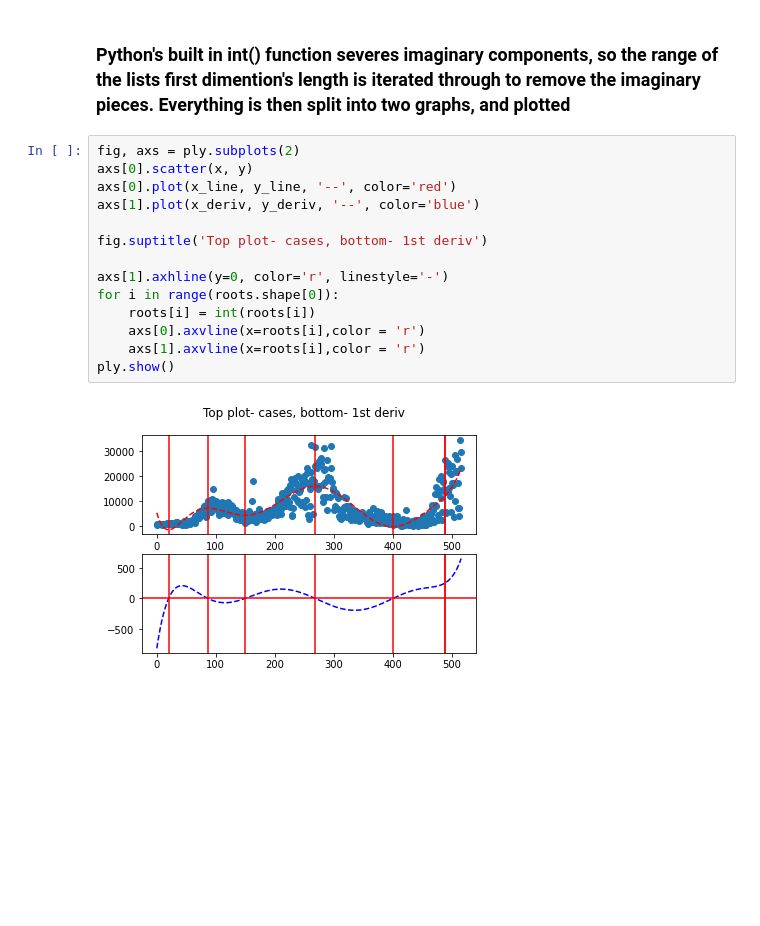
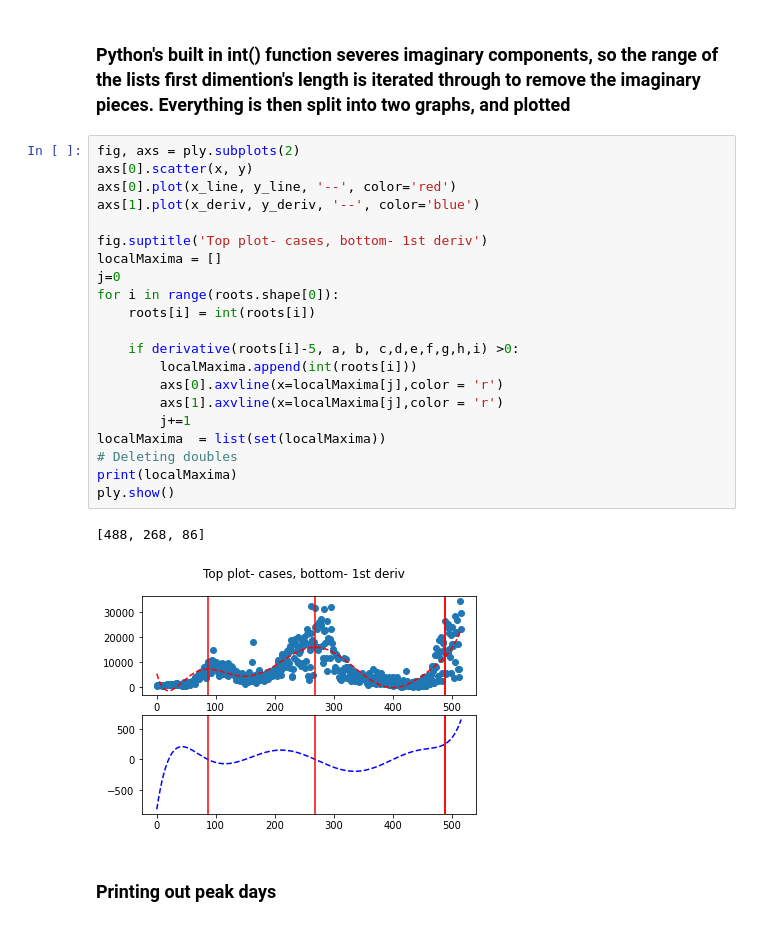
Before and after one commit to Azal-Amer/DataScienceTutorial, a Jupyter notebook: PandasCovidStateTracking/main.ipynb, the cells around one changed output. Saved outputs shown, nothing was run; the diff lists cells and outputs as text; blank space fills up the shorter version.

Commit message:
Identified peak covid days in different waves

```diff
--- a/PandasCovidStateTracking/main.ipynb
+++ b/PandasCovidStateTracking/main.ipynb
@@ -127,16 +124,26 @@ roots = zeroes.r
 # %%
 fig, axs = ply.subplots(2)
 axs[0].scatter(x, y)
 axs[0].plot(x_line, y_line, '--', color='red')
 axs[1].plot(x_deriv, y_deriv, '--', color='blue')
 
 fig.suptitle('Top plot- cases, bottom- 1st deriv')
-
-axs[1].axhline(y=0, color='r', linestyle='-')
+localMaxima = []
+j=0
 for i in range(roots.shape[0]):
     roots[i] = int(roots[i])
-    axs[0].axvline(x=roots[i],color = 'r')
-    axs[1].axvline(x=roots[i],color = 'r')
+
+    if derivative(roots[i]-5, a, b, c,d,e,f,g,h,i) >0:
+        localMaxima.append(int(roots[i]))
+        axs[0].axvline(x=localMaxima[j],color = 'r')
+        axs[1].axvline(x=localMaxima[j],color = 'r')
+        j+=1
+localMaxima  = list(set(localMaxima))
+# Deleting doubles
+print(localMaxima)
 ply.show()
 # %% [output]
+[488, 268, 86]
-[figure, old version]
+[figure, new version]
+# %% [markdown]
+### Printing out peak days
```
Also changed, not shown: parts of 2 cells of this notebook.
